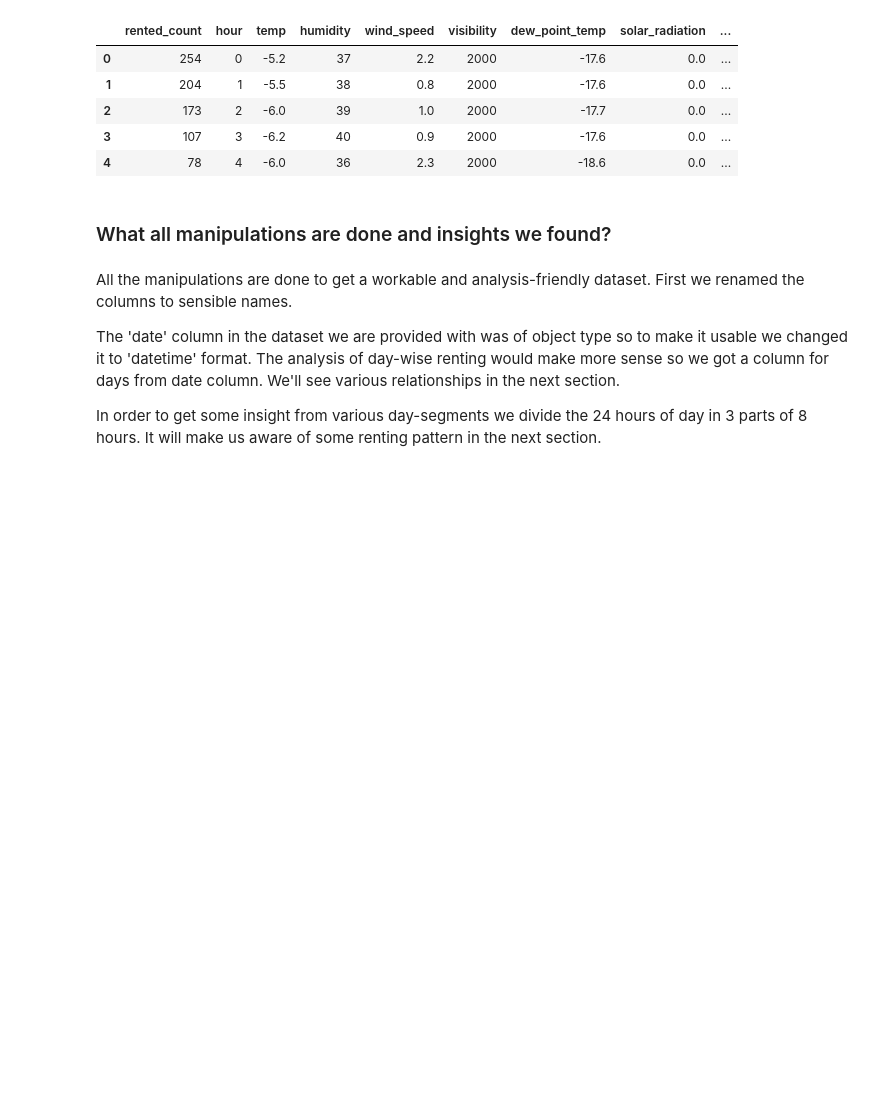
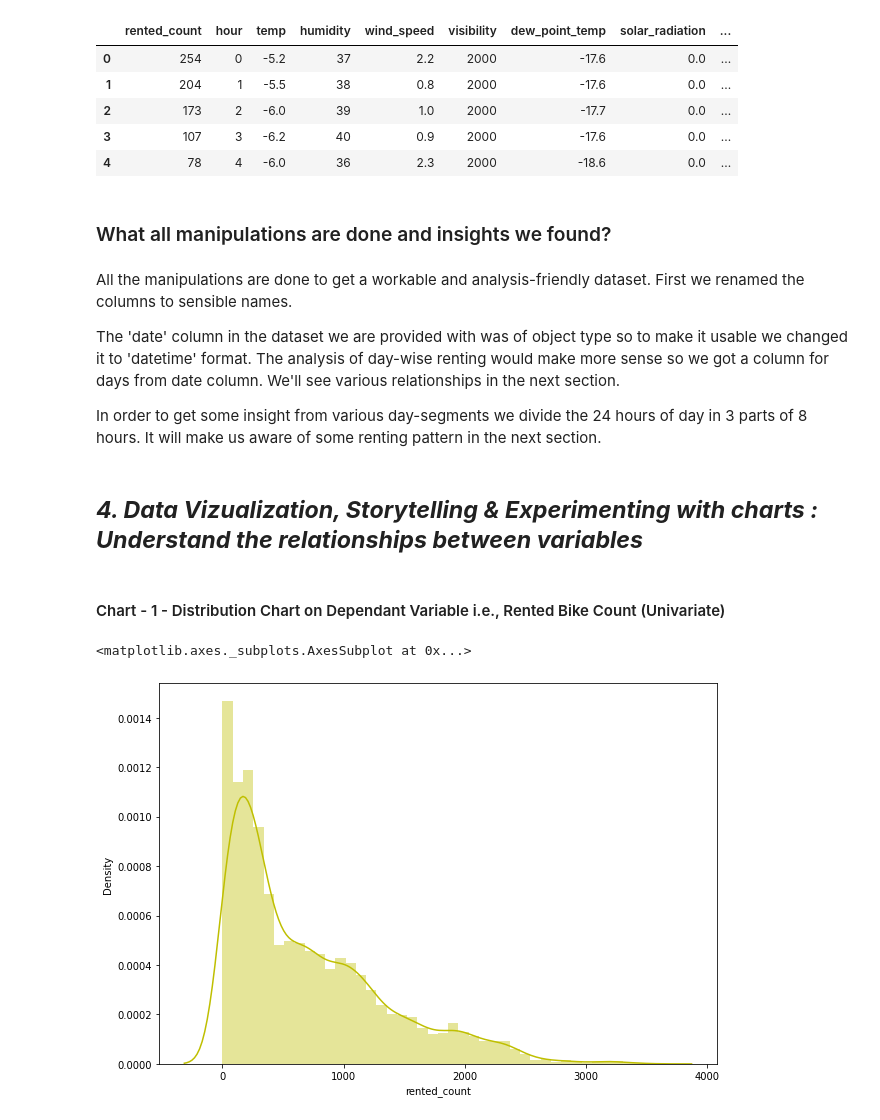
Before and after one commit to DharmeshRV/Bike-Sharing-Demand-Prediction, a Jupyter notebook: Bike_Sharing_Demand_Prediction_Capstone_Project.ipynb, the cells around one changed output. Drawn from its saved outputs; the diff is of its cells as text; code cells hidden in the pictures; blank space fills up the shorter version.

```diff
--- a/Bike_Sharing_Demand_Prediction_Capstone_Project.ipynb
+++ b/Bike_Sharing_Demand_Prediction_Capstone_Project.ipynb
@@ -277,3 +282,14 @@ The 'date' column in the dataset we are provided with was of object type so to m
 
 
 In order to get some insight from various day-segments we divide the 24 hours of day in 3 parts of 8 hours. It will make us aware of some renting pattern in the next section.
+# %% [markdown]
+## ***4. Data Vizualization, Storytelling & Experimenting with charts : Understand the relationships between variables***
+# %% [markdown]
+#### Chart - 1 - Distribution Chart on Dependant Variable i.e., Rented Bike Count  (Univariate)
+# %%
+# Dependent variable 'Rented Bike Count'
+plt.figure(figsize=(10,7))
+sns.distplot(df['rented_count'],color="y")
+# %% [output]
+<matplotlib.axes._subplots.AxesSubplot at 0x...>
+[figure, added]
```
Also changed, not shown: parts of 69 cells of this notebook.
